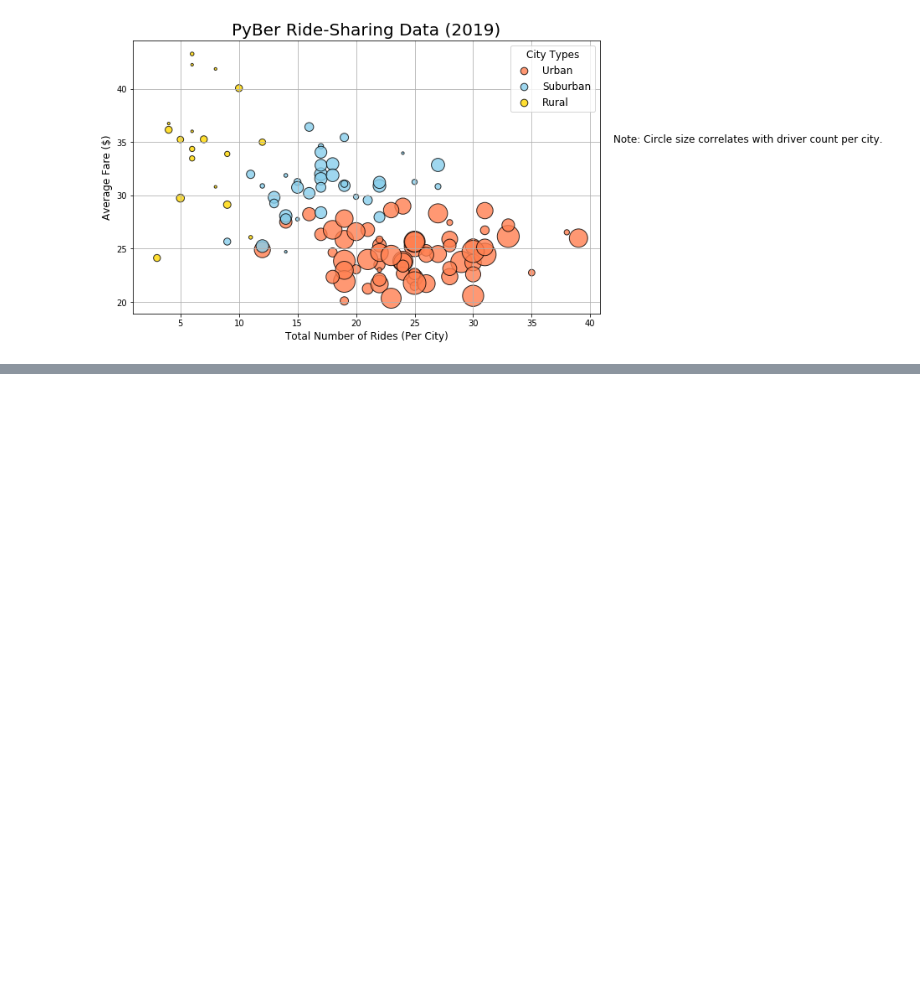
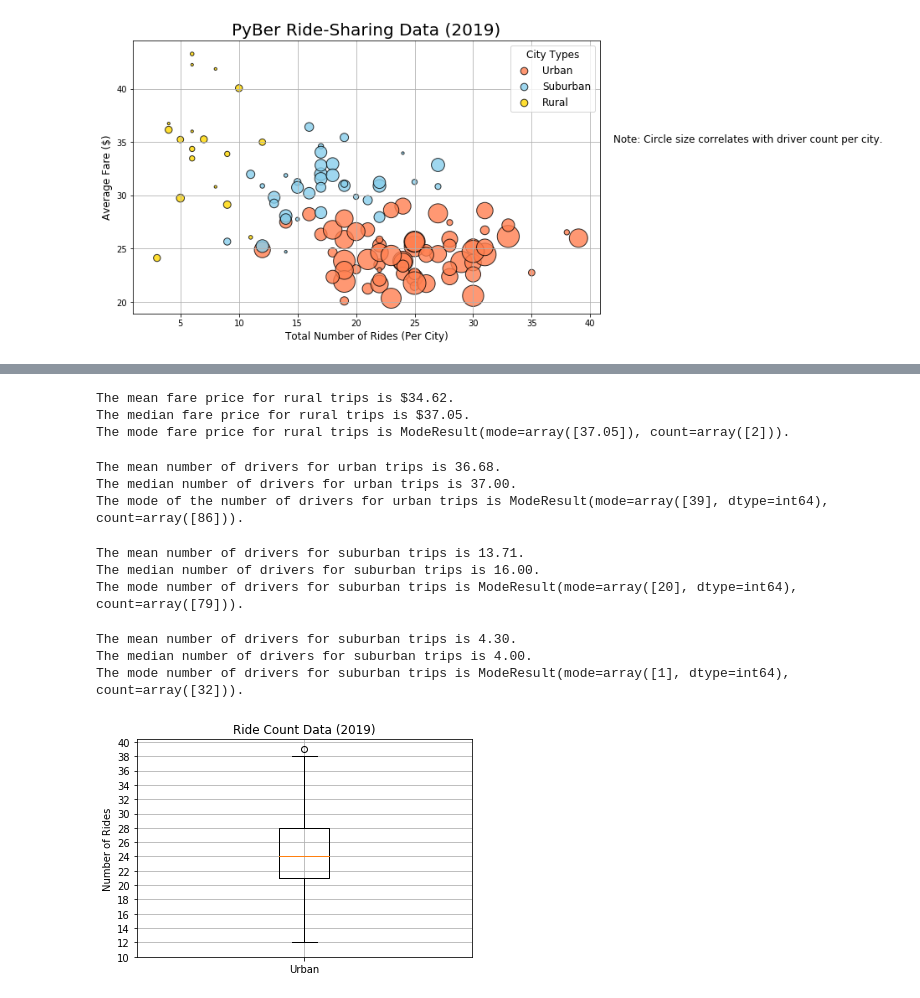
Before and after one commit to sfnxboy/PyBer_Analysis, a Jupyter notebook: Pyber_Analysis.ipynb, the cells around one changed output, grey strips where cells are left out. Cells and saved outputs as stored; diff of their text form; code cells hidden in the pictures; blank space fills up the shorter version.

```diff
--- a/Pyber_Analysis.ipynb
+++ b/Pyber_Analysis.ipynb
@@ -213,0 +393,71 @@ plt.show()
+# %%
+# Lastly we find the central tendencies for rural trips
+rural_fares = rural_cities_df["fare"]
+mean_rural_fares = np.mean(rural_fares)
+print(f"The mean fare price for rural trips is ${mean_rural_fares:.2f}.")
+
+med_rural_fares = np.median(rural_fares)
+print(f"The median fare price for rural trips is ${med_rural_fares:.2f}.")
+
+mode_rural_fares = sts.mode(rural_fares)
+print(f"The mode fare price for rural trips is {mode_rural_fares}.")
+# %% [output]
+The mean fare price for rural trips is $34.62.
+The median fare price for rural trips is $37.05.
+The mode fare price for rural trips is ModeResult(mode=array([37.05]), count=array([2])).
+# %%
+# Lets collect the driver data, including measurements of central tendency, for each city type
+urban_drivers = urban_cities_df["driver_count"]
+mean_urban_drivers = np.mean(urban_drivers)
+print(f"The mean number of drivers for urban trips is {mean_urban_drivers:.2f}.")
+
+med_urban_drivers = np.median(urban_drivers)
+print(f"The median number of drivers for urban trips is {med_urban_drivers:.2f}.")
+
+mode_urban_drivers = sts.mode(urban_drivers)
+print(f"The mode of the number of drivers for urban trips is {mode_urban_drivers}.")
+# %% [output]
+The mean number of drivers for urban trips is 36.68.
+The median number of drivers for urban trips is 37.00.
+The mode of the number of drivers for urban trips is ModeResult(mode=array([39], dtype=int64), count=array([86])).
+# %%
+sub_drivers = suburban_cities_df["driver_count"]
+mean_sub_drivers = np.mean(sub_drivers)
+print(f"The mean number of drivers for suburban trips is {mean_sub_drivers:.2f}.")
+
+med_sub_drivers = np.median(sub_drivers)
+print(f"The median number of drivers for suburban trips is {med_sub_drivers:.2f}.")
+
+mode_sub_drivers = sts.mode(sub_drivers)
+print(f"The mode number of drivers for suburban trips is {mode_sub_drivers}.")
+# %% [output]
+The mean number of drivers for suburban trips is 13.71.
+The median number of drivers for suburban trips is 16.00.
+The mode number of drivers for suburban trips is ModeResult(mode=array([20], dtype=int64), count=array([79])).
+# %%
+rural_drivers = rural_cities_df["driver_count"]
+mean_rural_drivers = np.mean(rural_drivers)
+print(f"The mean number of drivers for suburban trips is {mean_rural_drivers:.2f}.")
+
+med_rural_drivers = np.median(rural_drivers)
+print(f"The median number of drivers for suburban trips is {med_rural_drivers:.2f}.")
+
+mode_rural_drivers = sts.mode(rural_drivers)
+print(f"The mode number of drivers for suburban trips is {mode_rural_drivers}.")
+# %% [output]
+The mean number of drivers for suburban trips is 4.30.
+The median number of drivers for suburban trips is 4.00.
+The mode number of drivers for suburban trips is ModeResult(mode=array([1], dtype=int64), count=array([32])).
+# %%
+# Create a box-and-whisker plot for the urban cities ride count.
+x_labels = ["Urban"]
+fig, ax = plt.subplots()
+ax.boxplot(urban_ride_count, labels=x_labels)
+# Add the title, y-axis label and grid.
+ax.set_title('Ride Count Data (2019)')
+ax.set_ylabel('Number of Rides')
+ax.set_yticks(np.arange(10, 41, step=2.0))
+ax.grid()
+plt.show()
+# %% [output]
+[figure, added]
```
Also changed, not shown: parts of 32 cells of this notebook.
